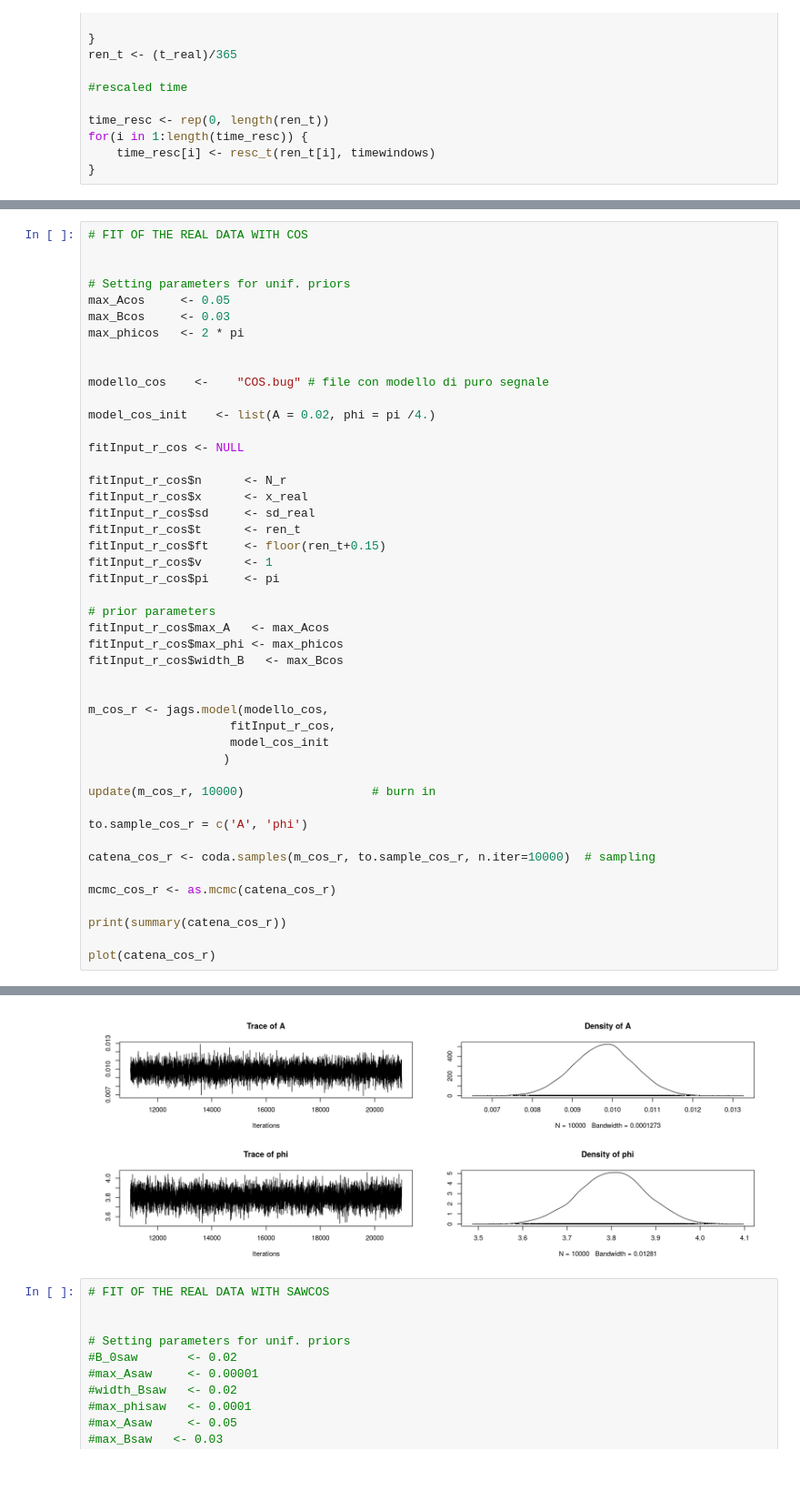
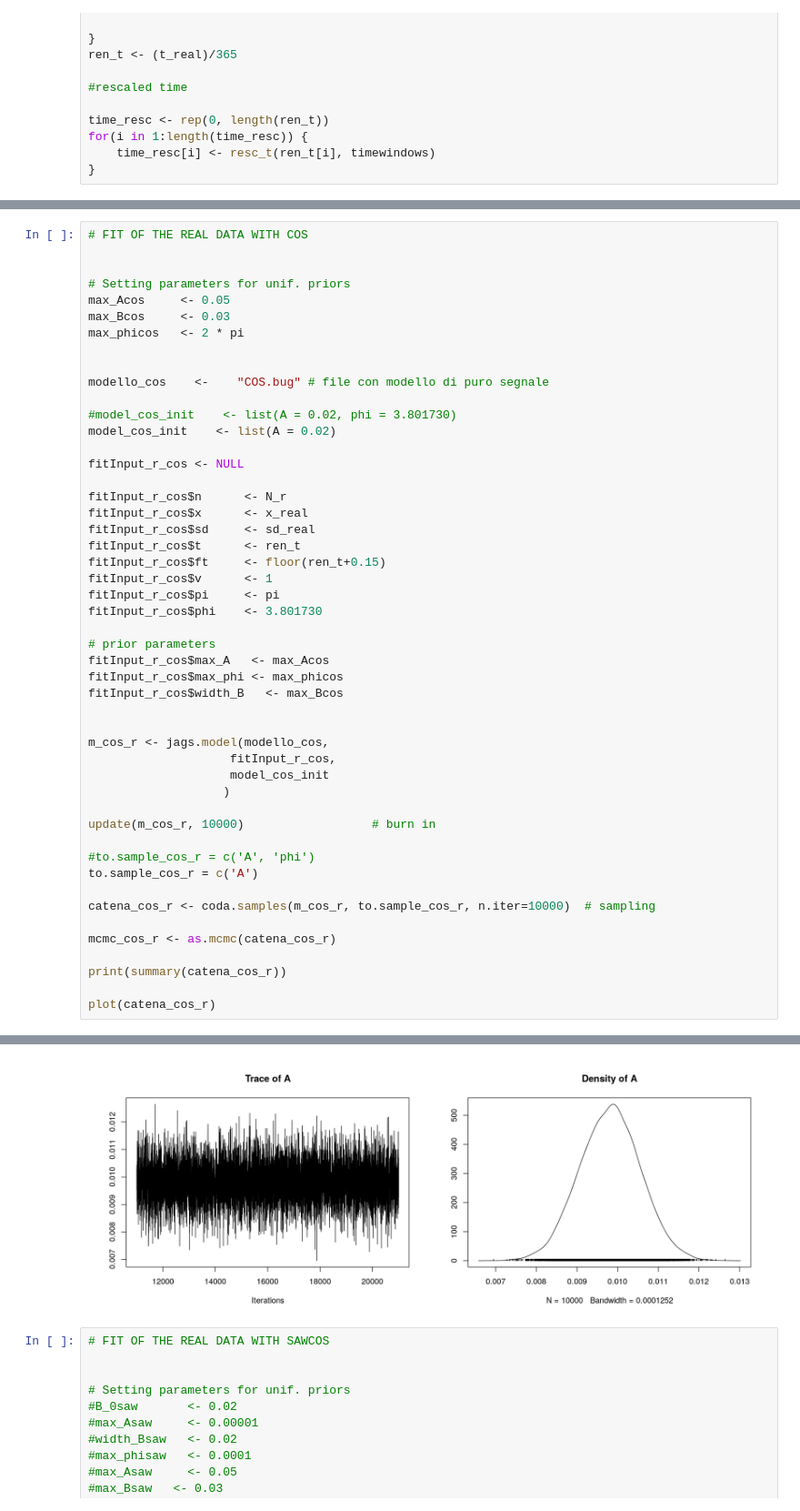
Before and after one commit to piacent/bayes_analysis, a Jupyter notebook: DAMA_Bayes_realdata_123.R.ipynb, the cells around one changed output, grey strips where cells are left out. Shown at 91% size. Saved outputs shown, nothing was run; the diff lists cells and outputs as text; blank space fills up the shorter version.

```diff
--- a/DAMA_Bayes_realdata_123.R.ipynb
+++ b/DAMA_Bayes_realdata_123.R.ipynb
@@ -138,7 +138,8 @@ max_phicos   <- 2 * pi
 
 modello_cos    <-    "COS.bug" # file con modello di puro segnale
 
-model_cos_init    <- list(A = 0.02, phi = pi /4.)
+#model_cos_init    <- list(A = 0.02, phi = 3.801730)
+model_cos_init    <- list(A = 0.02)
 
 fitInput_r_cos <- NULL
 
@@ -149,6 +150,7 @@ fitInput_r_cos$t      <- ren_t
 fitInput_r_cos$ft     <- floor(ren_t+0.15)
 fitInput_r_cos$v      <- 1
 fitInput_r_cos$pi     <- pi
+fitInput_r_cos$phi    <- 3.801730
 
 # prior parameters
 fitInput_r_cos$max_A   <- max_Acos
@@ -163,7 +165,8 @@ m_cos_r <- jags.model(modello_cos,
 
 update(m_cos_r, 10000)                  # burn in
 
-to.sample_cos_r = c('A', 'phi')
+#to.sample_cos_r = c('A', 'phi')
+to.sample_cos_r = c('A')
 
 catena_cos_r <- coda.samples(m_cos_r, to.sample_cos_r, n.iter=10000)  # sampling
 
@@ -197,4 +200,4 @@ phi 3.650223 3.751231 3.80313 3.85344 3.95014
-[figure, old version]
+[figure, new version]
 # %%
 # FIT OF THE REAL DATA WITH SAWCOS
 
```
Also changed, not shown: parts of 20 cells of this notebook, 3 other files.
